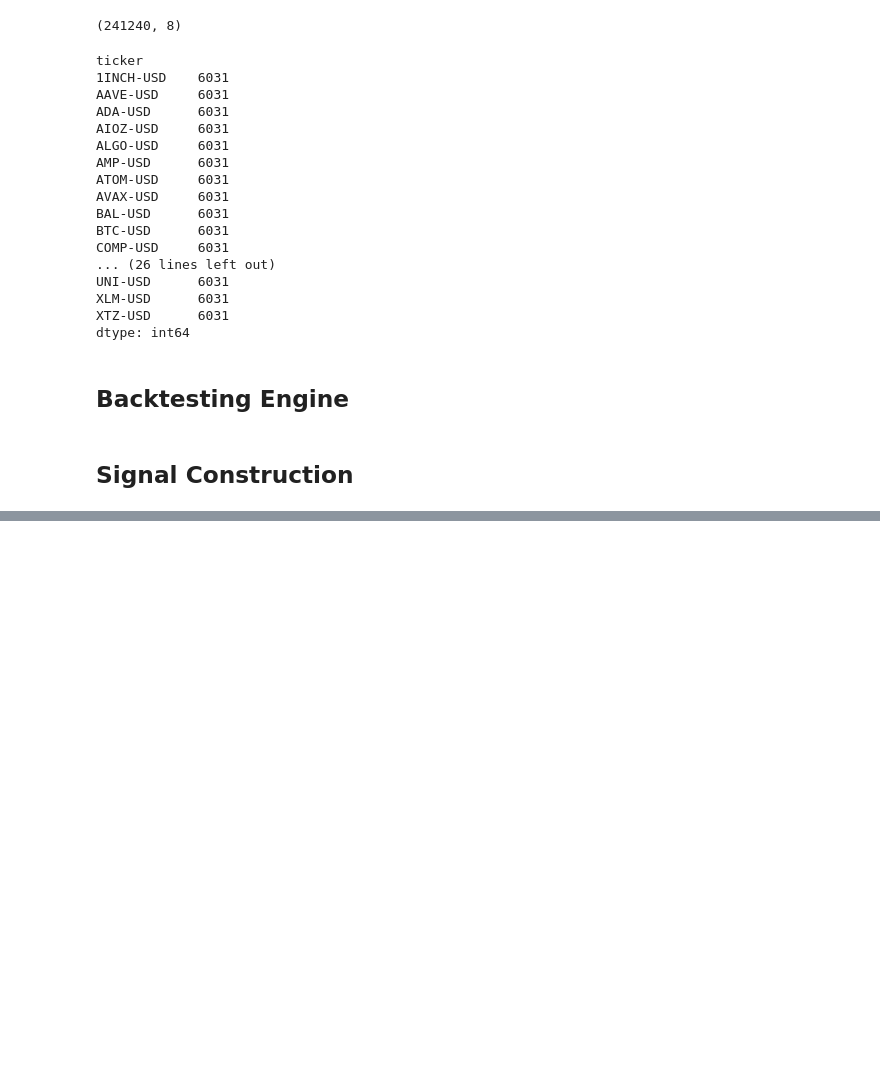
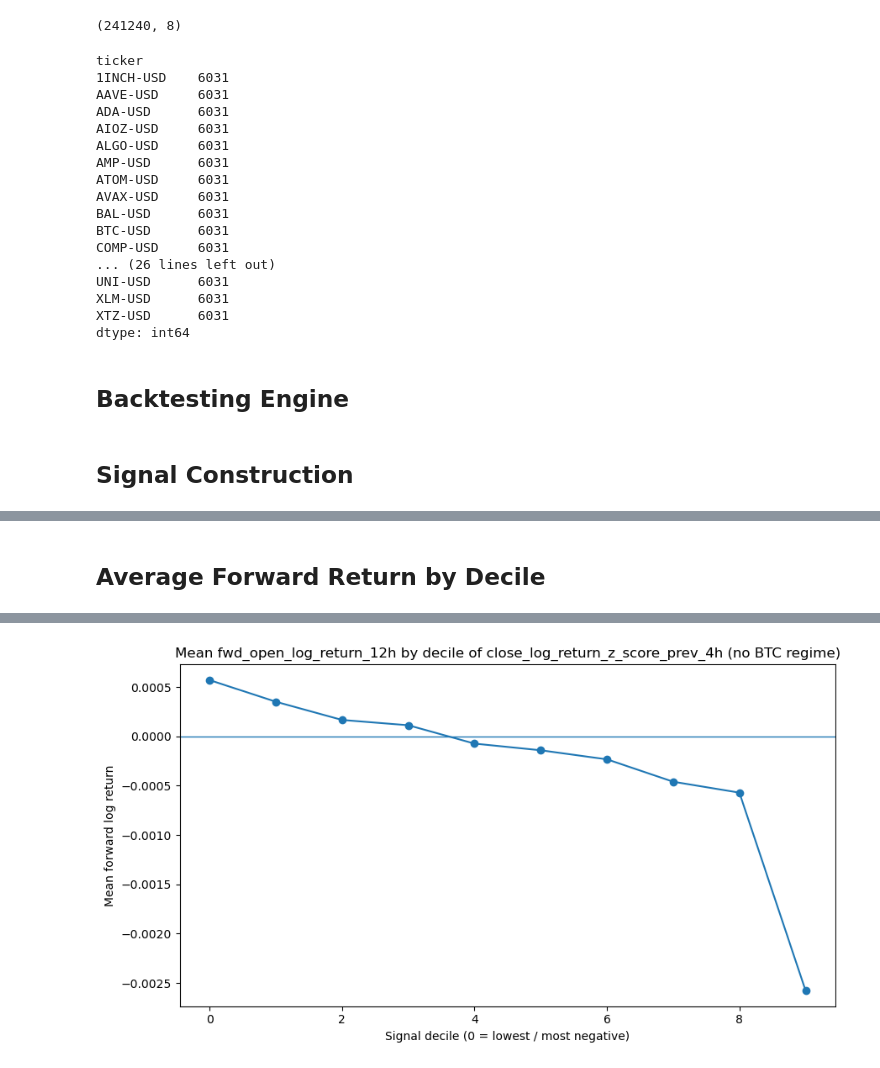
Before and after one commit to adheerchauhan/trend_following, a Jupyter notebook: research/notebooks/Mean_Reversion_Research_Crypto.ipynb, the cells around one changed output, grey strips where cells are left out. Saved outputs shown, nothing was run; the diff lists cells and outputs as text; code cells hidden in the pictures; blank space fills up the shorter version.

```diff
--- a/research/notebooks/Mean_Reversion_Research_Crypto.ipynb
+++ b/research/notebooks/Mean_Reversion_Research_Crypto.ipynb
@@ -1095,0 +2017,74 @@ df_returns[['close_log_return_z_score_prev_4h','resid_btc_zscore_prev_4h']].corr
+# %% [markdown]
+## Average Forward Return by Decile
+# %%
+import numpy as np
+import pandas as pd
+import matplotlib.pyplot as plt
+
+def add_signal_deciles(
+    df: pd.DataFrame,
+    signal_col: str,
+    date_col: str = "date",
+    q: int = 10,
+    decile_col: str = "signal_decile",
+) -> pd.DataFrame:
+    out = df.copy()
+
+    def _qcut_safe(x: pd.Series) -> pd.Series:
+        # qcut can fail when there are too many ties; duplicates="drop" helps
+        try:
+            return pd.qcut(x, q=q, labels=False, duplicates="drop")
+        except ValueError:
+            return pd.Series([np.nan] * len(x), index=x.index)
+
+    out[decile_col] = out.groupby(date_col, group_keys=False)[signal_col].apply(_qcut_safe)
+    return out
+
+
+def decile_stats_overall(
+    df: pd.DataFrame,
+    fwd_ret_col: str,
+    decile_col: str = "signal_decile",
+) -> pd.DataFrame:
+    d = df.dropna(subset=[decile_col, fwd_ret_col]).copy()
+    d[decile_col] = d[decile_col].astype(int)
+
+    g = d.groupby(decile_col)[fwd_ret_col]
+    stats = g.agg(["mean", "std", "count"]).rename(columns={"count": "n"}).reset_index()
+    stats["tstat"] = stats["mean"] / (stats["std"] / np.sqrt(stats["n"].clip(lower=1)))
+    return stats.sort_values(decile_col)
+
+
+def plot_decile_curve(stats_df: pd.DataFrame, title: str, decile_col: str = "signal_decile"):
+    plt.figure(figsize=(9, 5))
+    plt.plot(stats_df[decile_col], stats_df["mean"], marker="o")
+    plt.axhline(0.0, linewidth=1)
+    plt.title(title)
+    plt.xlabel("Signal decile (0 = lowest / most negative)")
+    plt.ylabel("Mean forward log return")
+    plt.tight_layout()
+    plt.show()
+
+
+# -----------------------------
+# Run it
+# -----------------------------
+# Pick the columns you want to diagnose:
+# signal_col = "resid_btc_zscore_prev_4h"   # or "close_log_return_z_score_prev_4h"
+signal_col = "close_log_return_z_score_prev_4h"   # or "close_log_return_z_score_prev_4h"
+fwd_ret_col = "fwd_open_log_return_12h"   # make sure this matches your df column name
+
+df_diag = df_signal.copy()
+df_diag["date"] = pd.to_datetime(df_diag["date"])
+
+# Add deciles
+df_diag = add_signal_deciles(df_diag, signal_col=signal_col, date_col="date", q=10, decile_col="signal_decile")
+
+# Compute stats
+stats_overall = decile_stats_overall(df_diag, fwd_ret_col=fwd_ret_col, decile_col="signal_decile")
+
+print(stats_overall)
+
+# Optional plot
+plot_decile_curve(stats_overall, title=f"Mean {fwd_ret_col} by decile of {signal_col} (no BTC regime)")
+# %% [output]
@@ -1095,0 +2102 @@ df_returns[['close_log_return_z_score_prev_4h','resid_btc_zscore_prev_4h']].corr
+[figure, added]
```
Also changed, not shown: parts of 58 cells of this notebook.
